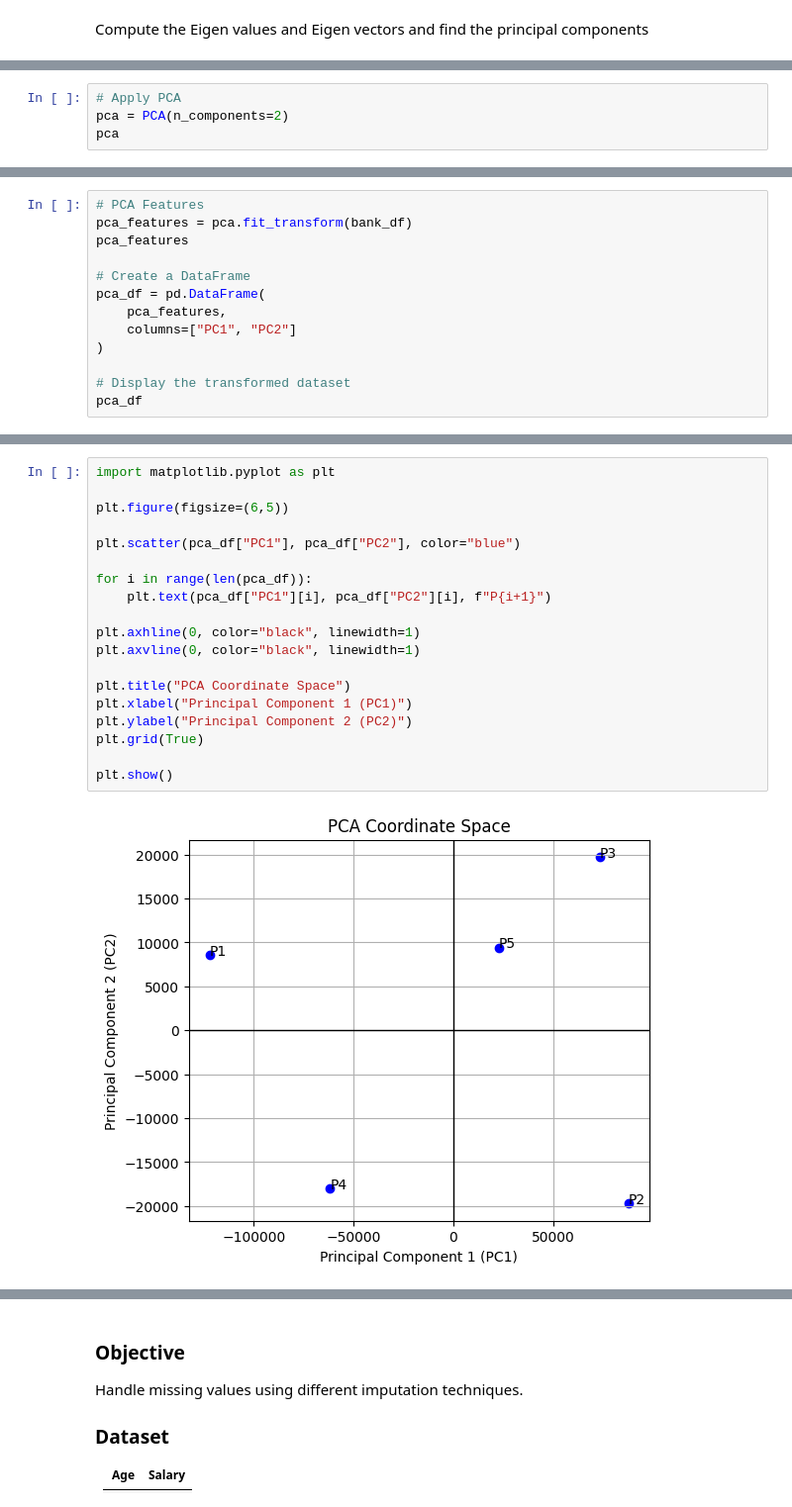
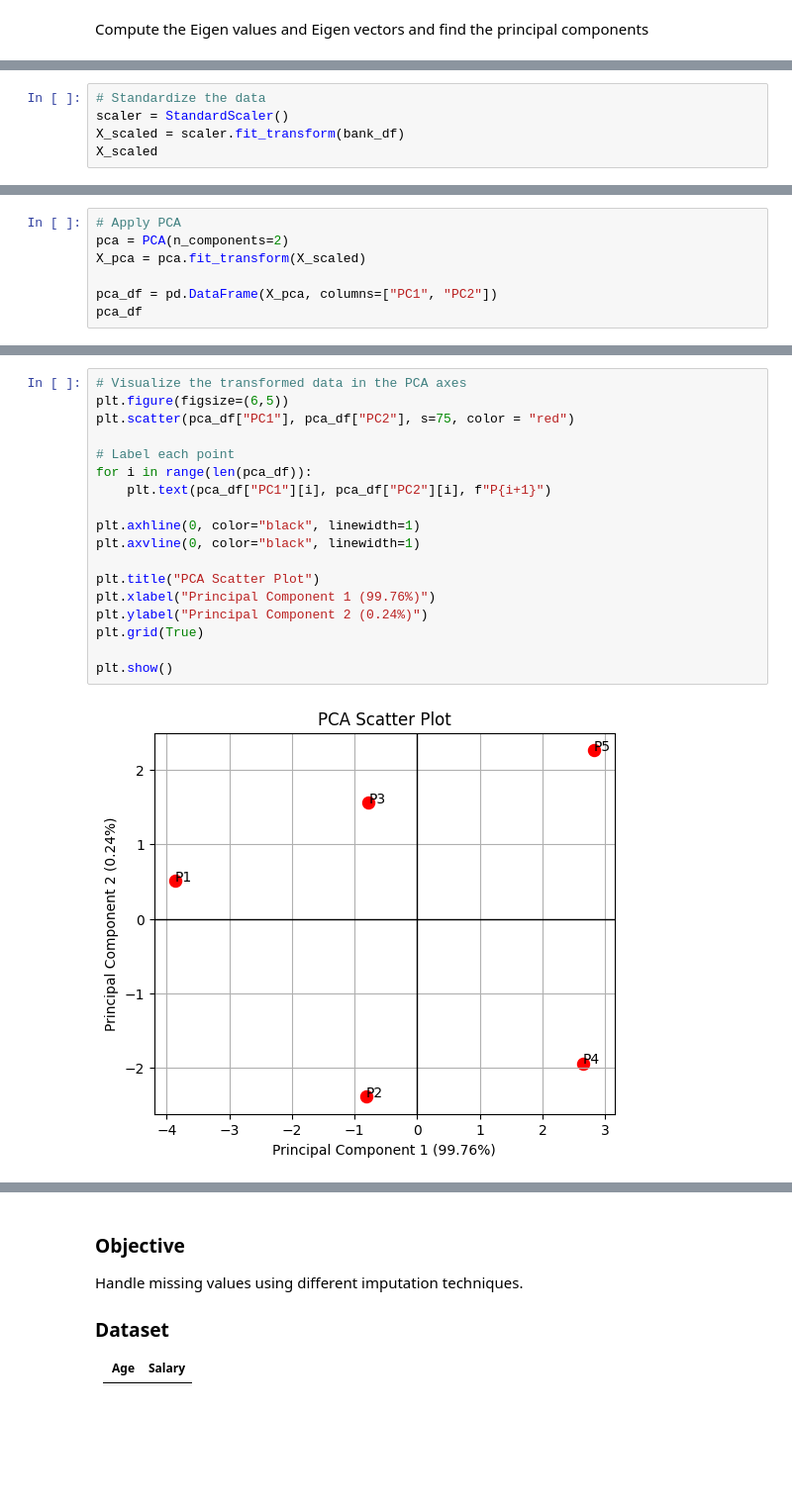
Before and after one commit to MonishDY/AI-Track, a Jupyter notebook: Module 2 - Feature Engineering/Assignment 1/Machine_Learning_Case_Studies_01.ipynb, the cells around one changed output, grey strips where cells are left out. Shown at 99% size. Drawn from its saved outputs; the diff is of its cells as text; blank space fills up the shorter version.

```diff
--- a/Module 2 - Feature Engineering/Assignment 1/Machine_Learning_Case_Studies_01.ipynb
+++ b/Module 2 - Feature Engineering/Assignment 1/Machine_Learning_Case_Studies_01.ipynb
@@ -777,0 +764,5 @@ pca_df.head()
+# %%
+# Standardize the data
+scaler = StandardScaler()
+X_scaled = scaler.fit_transform(bank_df)
+X_scaled
@@ -778,5 +780,8 @@ pca_df.head()
 # %%
 # Apply PCA
 pca = PCA(n_components=2)
-pca
+X_pca = pca.fit_transform(X_scaled)
+
+pca_df = pd.DataFrame(X_pca, columns=["PC1", "PC2"])
+pca_df
 # %% [output]
@@ -784,13 +793,0 @@ PCA(n_components=2)
-# %%
-# PCA Features
-pca_features = pca.fit_transform(bank_df)
-pca_features
-
-# Create a DataFrame
-pca_df = pd.DataFrame(
-    pca_features,
-    columns=["PC1", "PC2"]
-)
-
-# Display the transformed dataset
-pca_df
@@ -804,21 +813,20 @@ pca_df
 # %%
-import matplotlib.pyplot as plt
+# Visualize the transformed data in the PCA axes
+plt.figure(figsize=(6,5))
+plt.scatter(pca_df["PC1"], pca_df["PC2"], s=75, color = "red")
 
-plt.figure(figsize=(6,5))
-
-plt.scatter(pca_df["PC1"], pca_df["PC2"], color="blue")
-
+# Label each point
 for i in range(len(pca_df)):
     plt.text(pca_df["PC1"][i], pca_df["PC2"][i], f"P{i+1}")
 
 plt.axhline(0, color="black", linewidth=1)
 plt.axvline(0, color="black", linewidth=1)
 
-plt.title("PCA Coordinate Space")
-plt.xlabel("Principal Component 1 (PC1)")
-plt.ylabel("Principal Component 2 (PC2)")
+plt.title("PCA Scatter Plot")
+plt.xlabel("Principal Component 1 (99.76%)")
+plt.ylabel("Principal Component 2 (0.24%)")
 plt.grid(True)
 
 plt.show()
 # %% [output]
-[figure, old version]
+[figure, new version]
```
Also changed, not shown: parts of 84 cells of this notebook.
